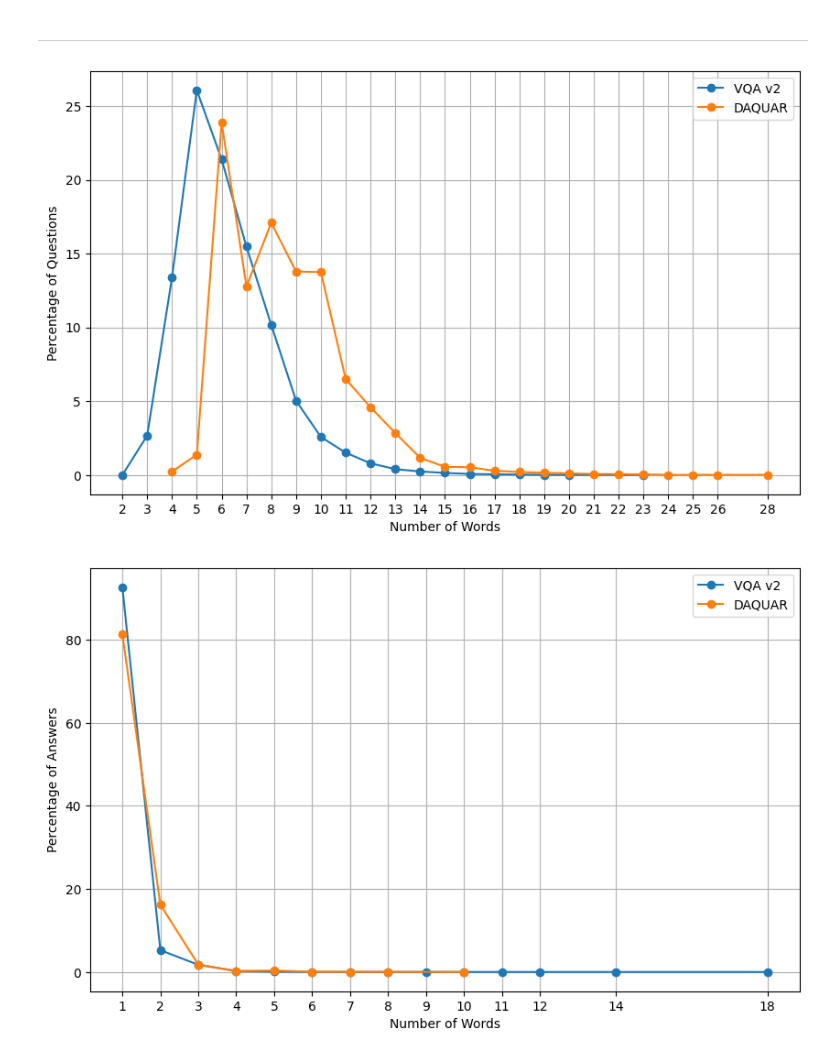
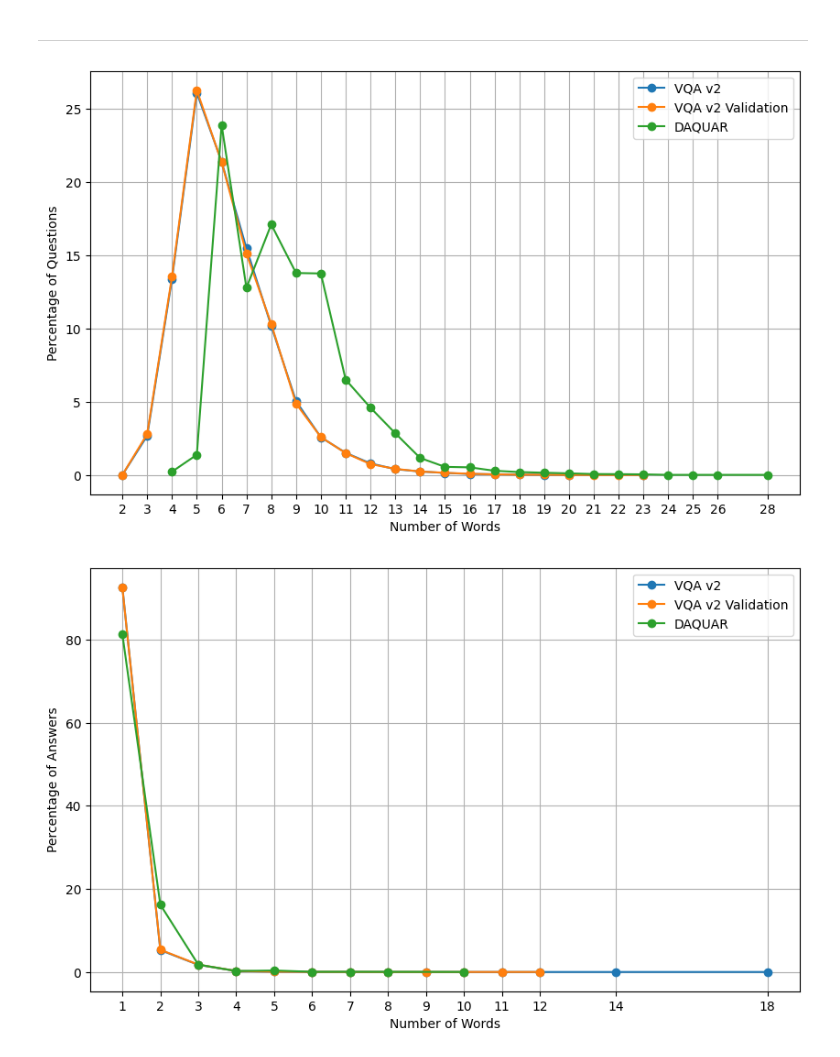
Before and after one commit to shreyas21563/VQA-using-BLIP, a Jupyter notebook: Visualization.ipynb, the cells around one changed output. Drawn from its saved outputs; the diff is of its cells as text; code cells hidden in the pictures.

```diff
--- a/Visualization.ipynb
+++ b/Visualization.ipynb
@@ -62,0 +65,10 @@ filtered_counts_vqa = {key: (value/total_questions_vqa)*100 for key, value in ty
+# %%
+questions = json.load(open("/kaggle/input/vqa-v2-val/VQA_v2_Val/VQA_v2_Val/v2_OpenEnded_mscoco_val2014_questions.json"))
+answers = json.load(open("/kaggle/input/vqa-v2-val/VQA_v2_Val/VQA_v2_Val/v2_mscoco_val2014_annotations.json"))
+# %%
+print("Total Number of Images: ", len(os.listdir("/kaggle/input/vqa-v2-val/VQA_v2_Val/VQA_v2_Val/val2014/val2014")))
+print("Total Number of Questions: ", len(questions['questions']))
+imageID2qcount = defaultdict(int)
+for question in questions['questions']:
+    imageID2qcount[question['image_id']] += 1
+print("Average Number of Questions per Image: ", np.average(list(imageID2qcount.values())))
@@ -62,0 +79,11 @@ filtered_counts_vqa = {key: (value/total_questions_vqa)*100 for key, value in ty
+# %%
+total_ques = len(questions['questions'])
+len2perQues = defaultdict(int)
+for question in questions['questions']:
+    len2perQues[len(question['question'].split(' '))] += 1
+L = []
+for key in len2perQues:
+    L.append([key, (len2perQues[key]/total_ques)*100])
+L.sort()
+
+NumWords_VQA_val_Q, percentage_VQA_val_Q = [L[i][0] for i in range(len(L))], [L[i][1] for i in range(len(L))]
@@ -120,25 +176,27 @@ filtered_counts_daquar = {key: (value/total_questions_daquar)*100 for key, value
 # %%
 plt.figure(figsize=(10, 6))
 plt.plot(NumWords_VQA_Q, percentage_VQA_Q, marker='o')
+plt.plot(NumWords_VQA_val_Q, percentage_VQA_val_Q, marker='o')
 plt.plot(NumWords_DAQUAR_Q, percentage_DAQUAR_Q, marker='o')
 plt.grid(True)
 plt.xlabel('Number of Words')
 plt.ylabel('Percentage of Questions')
-plt.legend(['VQA v2', 'DAQUAR'])
-plt.xticks(list(set(NumWords_VQA_Q + NumWords_DAQUAR_Q)))
+plt.legend(['VQA v2', 'VQA v2 Validation', 'DAQUAR'])
+plt.xticks(list(set(NumWords_VQA_Q + NumWords_DAQUAR_Q + NumWords_VQA_val_Q)))
 plt.show()
 # %% [output]
-[figure, old version]
+[figure, new version]
 # %%
 plt.figure(figsize=(10, 6))
 plt.plot(NumWords_VQA_A, percentage_VQA_A, marker='o')
+plt.plot(NumWords_VQA_val_A, percentage_VQA_val_A, marker='o')
 plt.plot(NumWords_DAQUAR_A, percentage_DAQUAR_A, marker='o')
 plt.grid(True)
 plt.xlabel('Number of Words')
 plt.ylabel('Percentage of Answers')
-plt.legend(['VQA v2', 'DAQUAR'])
-plt.xticks(list(set(NumWords_VQA_A + NumWords_DAQUAR_A)))
+plt.legend(['VQA v2', 'VQA v2 Validation', 'DAQUAR'])
+plt.xticks(list(set(NumWords_VQA_A + NumWords_DAQUAR_A + NumWords_VQA_val_A)))
 plt.show()
 # %% [output]
-[figure, old version]
+[figure, new version]
 # %%
```
Also changed, not shown: parts of 9 cells of this notebook, 4 other files.
